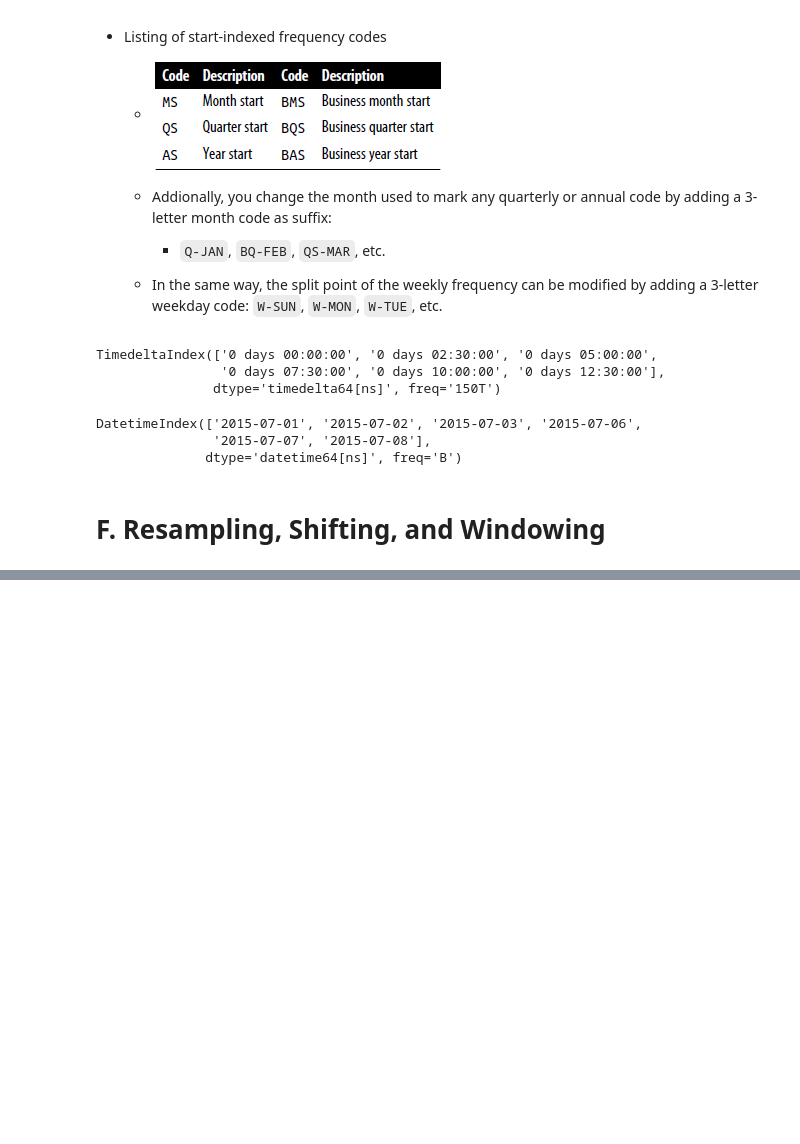
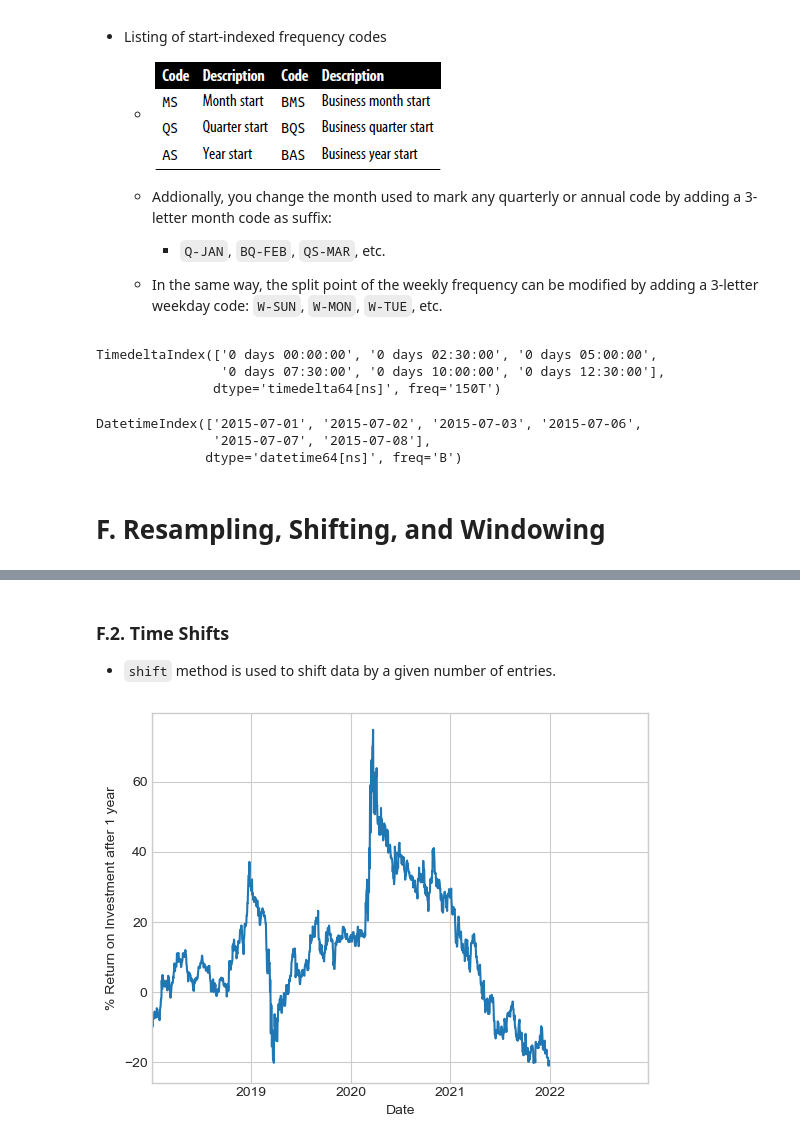
Before and after one commit to Spin8Cycle/ds-proj-remote, a Jupyter notebook: PDSHEx/pd_notes/pd_working_with_time_series.ipynb, the cells around one changed output, grey strips where cells are left out. Cells and saved outputs as stored; diff of their text form; code cells hidden in the pictures; blank space fills up the shorter version.

```diff
--- a/PDSHEx/pd_notes/pd_working_with_time_series.ipynb
+++ b/PDSHEx/pd_notes/pd_working_with_time_series.ipynb
@@ -208,0 +264,12 @@ DatetimeIndex(['2015-07-01', '2015-07-02', '2015-07-03', '2015-07-06',
+# %% [markdown]
+### F.2. Time Shifts
+
+* `shift` method is used to shift data by a given number of entries.
+# %%
+sp500 = sp500_close.asfreq('D', method='pad')
+
+ROI = 100* (sp500.shift(-365)-sp500)/sp500
+ROI.plot()
+plt.ylabel('% Return on Investment after 1 year');
+# %% [output]
+[figure, added]
```
Also changed, not shown: parts of 21 cells of this notebook, 1 other file.
